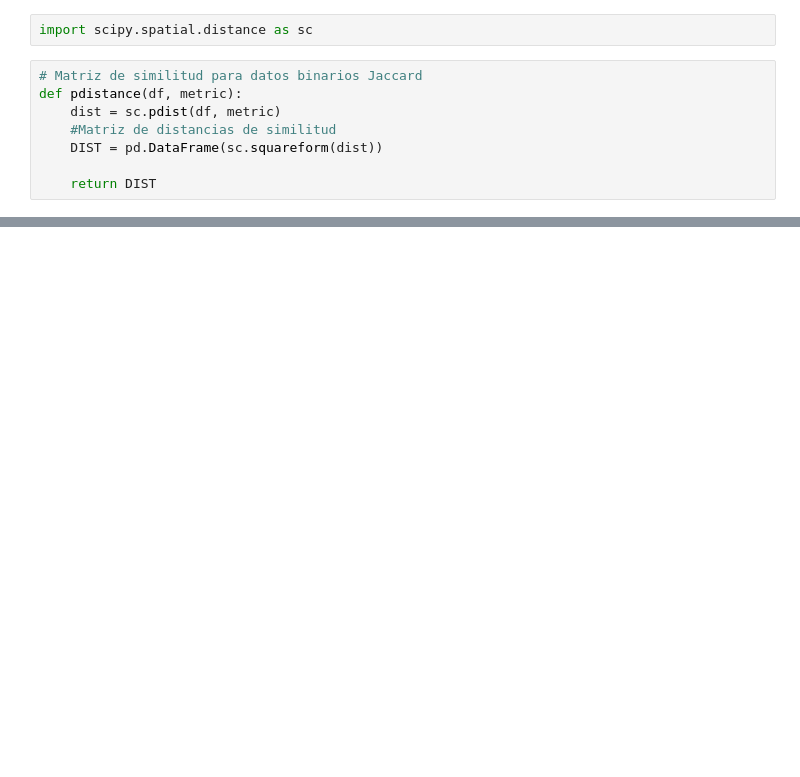
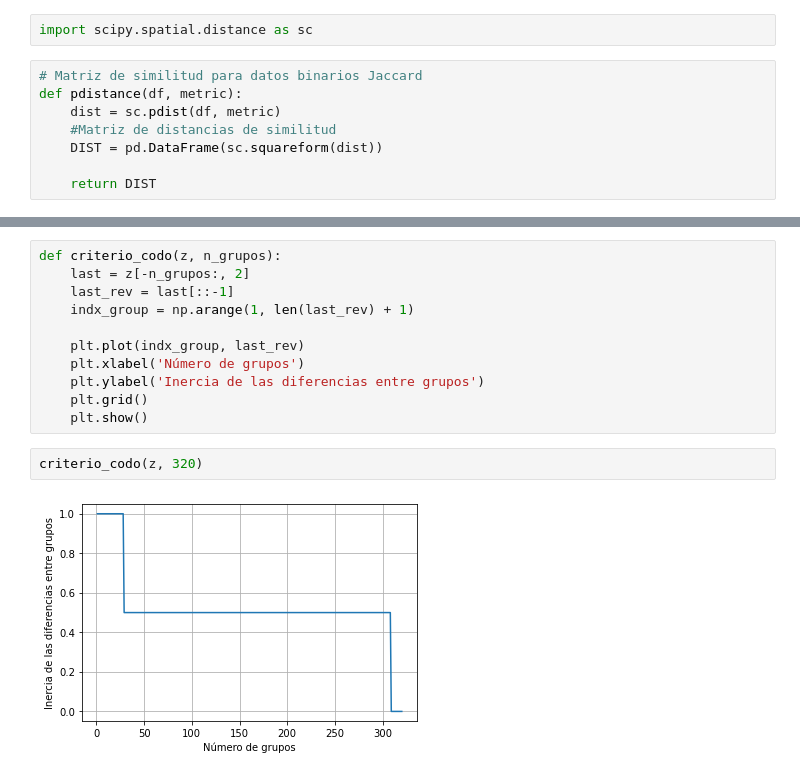
Before and after one commit to MontseOP/Proyecto_CDIN_1, a Jupyter notebook: Code/Proyecto CDIN.ipynb, the cells around one changed output, grey strips where cells are left out. Saved outputs shown, nothing was run; the diff lists cells and outputs as text; blank space fills up the shorter version.

```diff
--- a/Code/Proyecto CDIN.ipynb
+++ b/Code/Proyecto CDIN.ipynb
@@ -191,0 +320,15 @@ gower.gower_matrix(df)
+# %%
+def criterio_codo(z, n_grupos):
+    last = z[-n_grupos:, 2]
+    last_rev = last[::-1]
+    indx_group = np.arange(1, len(last_rev) + 1)
+
+    plt.plot(indx_group, last_rev)
+    plt.xlabel('Número de grupos')
+    plt.ylabel('Inercia de las diferencias entre grupos')
+    plt.grid()
+    plt.show()
+# %%
+criterio_codo(z, 320)
+# %% [output]
+[figure, added]
```
Also changed, not shown: parts of 66 cells of this notebook, 1 other file.
